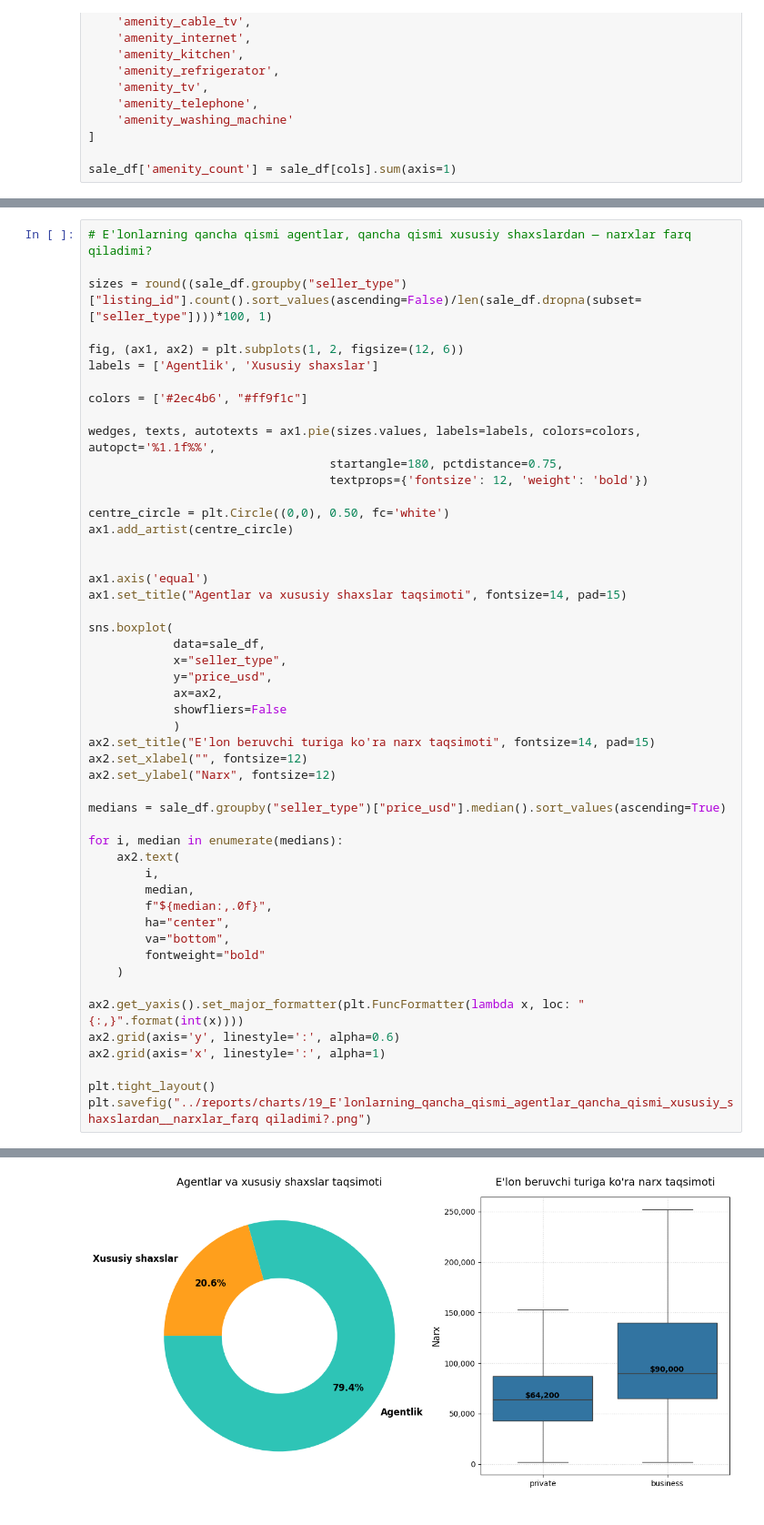
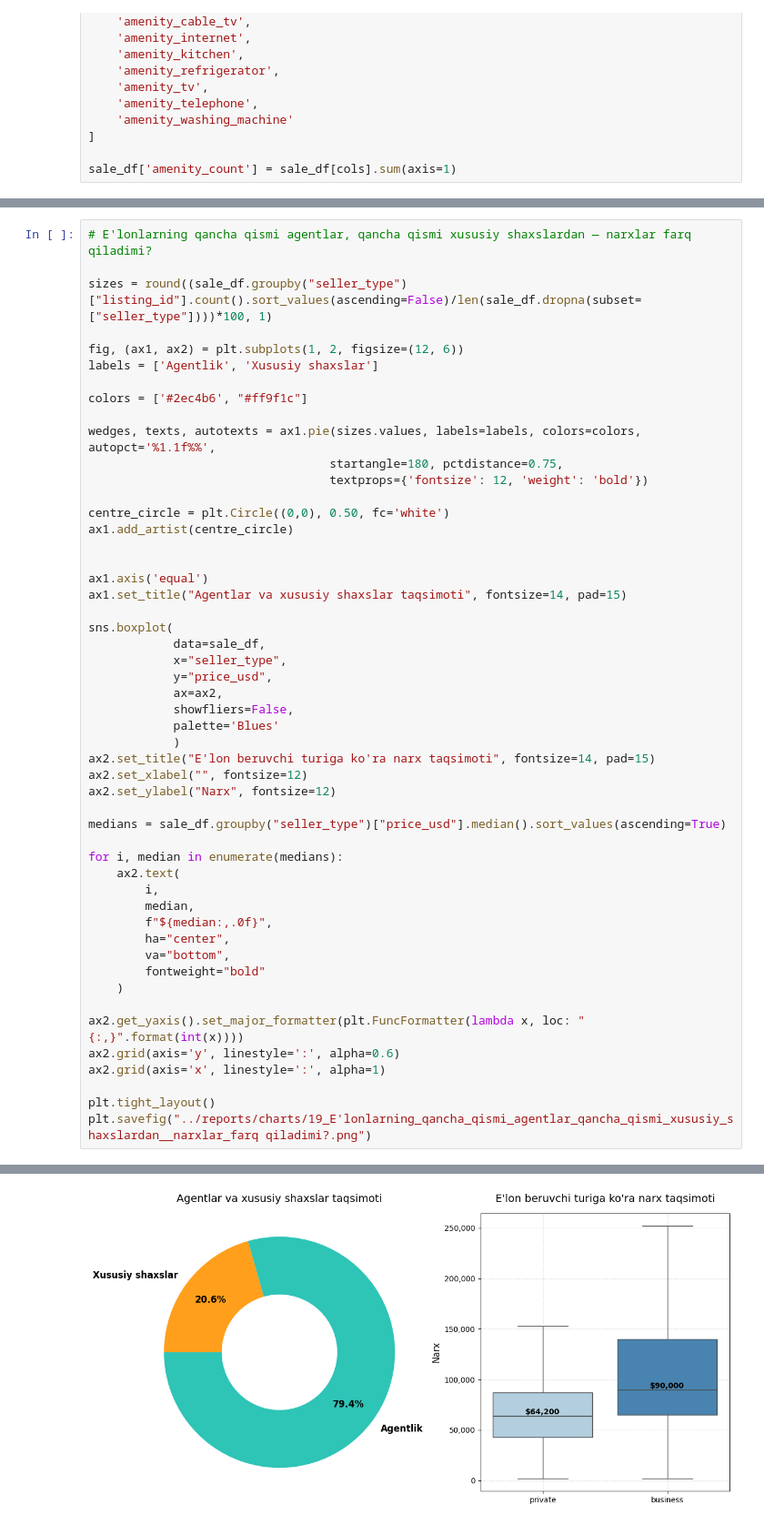
Before and after one commit to Javoh20111/Tashkent-apartment-analysis, a Jupyter notebook: notebooks/2_data_analysis.ipynb, the cells around one changed output, grey strips where cells are left out. Shown at 91% size. Cells and saved outputs as stored; diff of their text form.

```diff
--- a/notebooks/2_data_analysis.ipynb
+++ b/notebooks/2_data_analysis.ipynb
@@ -861,7 +861,8 @@ sns.boxplot(
             x="seller_type",
             y="price_usd",
             ax=ax2,
-            showfliers=False
+            showfliers=False,
+            palette='Blues'
             )
 ax2.set_title("E'lon beruvchi turiga ko'ra narx taqsimoti", fontsize=14, pad=15)
 ax2.set_xlabel("", fontsize=12)
@@ -889 +893 @@ plt.savefig("../reports/charts/19_E'lonlarning_qancha_qismi_agentlar_qancha_qism
-[figure, old version]
+[figure, new version]
```
Also changed, not shown: parts of 5 cells of this notebook, 3 other files.
